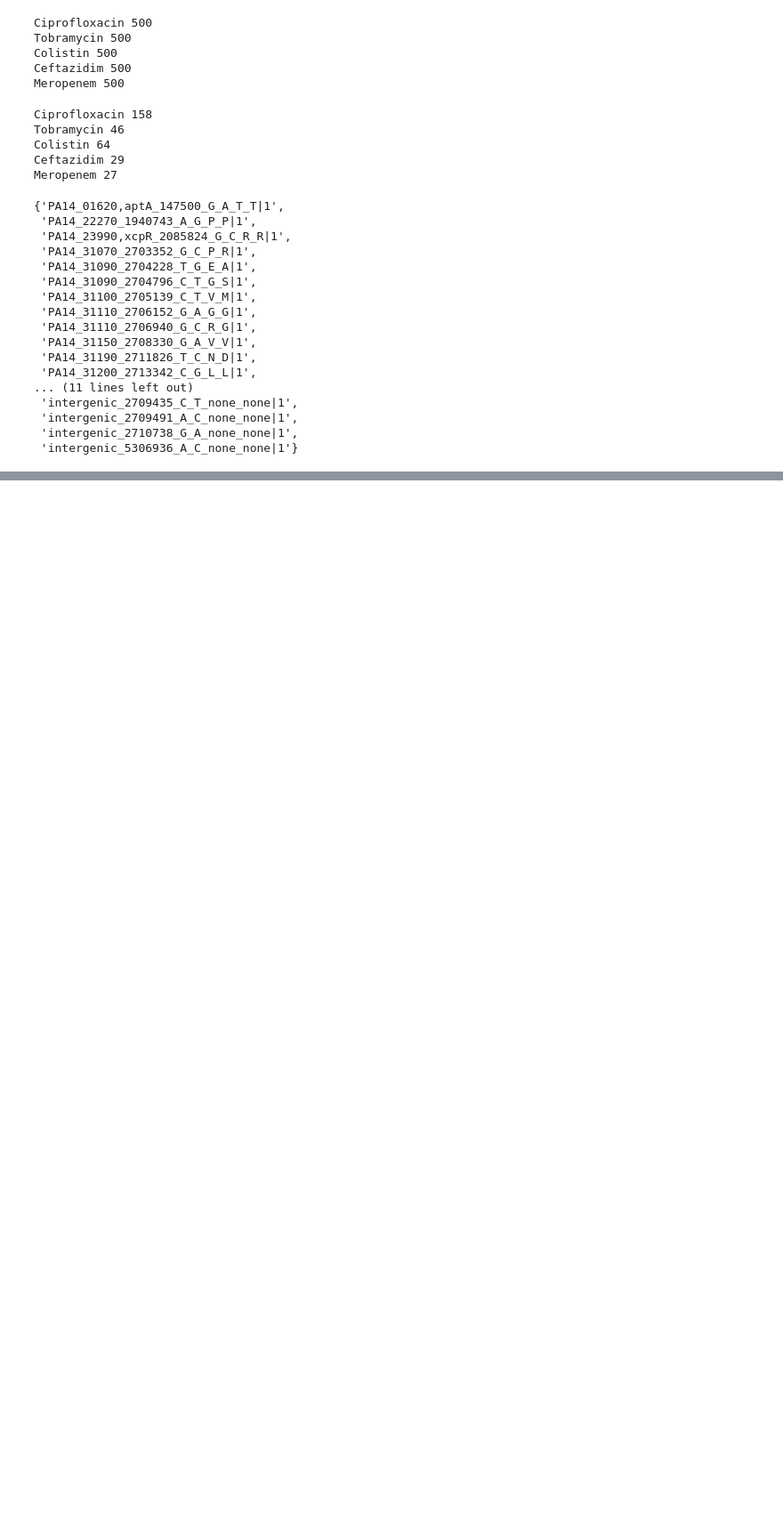
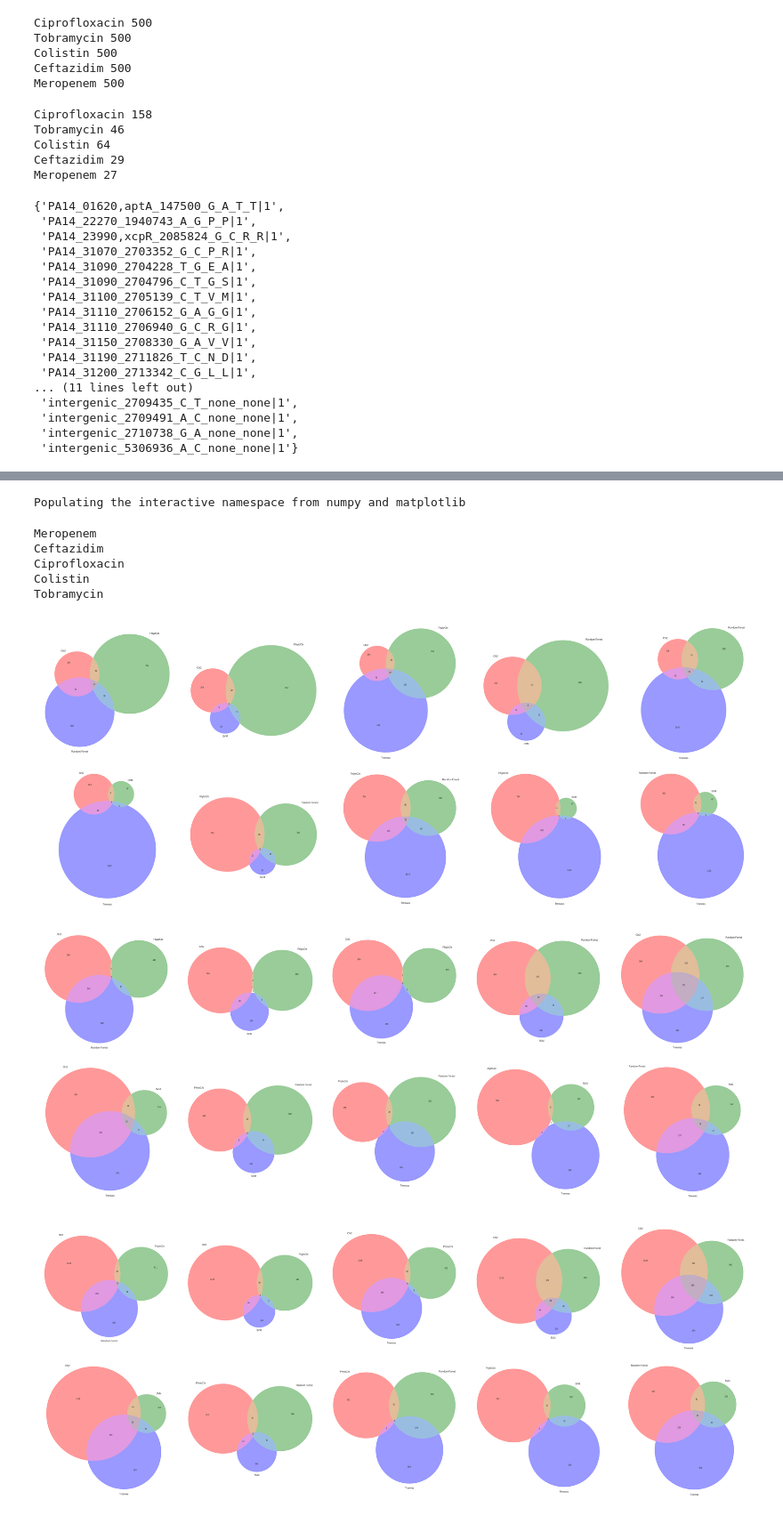
Before and after one commit to ehsanasgari/Geno2Pheno, a Jupyter notebook: notebooks/Feature_intersections.ipynb, the cells around one changed output, grey strips where cells are left out. Shown at 89% size. Cells and saved outputs as stored; diff of their text form; code cells hidden in the pictures; blank space fills up the shorter version.

```diff
--- a/notebooks/Feature_intersections.ipynb
+++ b/notebooks/Feature_intersections.ipynb
@@ -233,0 +251,10 @@ phylochi_features[drug]
+# %%
+def generate_binary(N):
+    return [''.join(list(b)[::-1]) for b in  ['{:0{}b}'.format(i, N) for i in range(2**N)][1::]]
+# %%
+def get_intersection_of_list(list_of_list_features):
+    return list(set.intersection(*map(set, list_of_list_features)))
+# %%
+for x, y in  res.items():
+    print (x)
+    print (len(get_intersection_of_list([feature for method,feature in y.items()])))
@@ -233,0 +272,41 @@ phylochi_features[drug]
+# %%
+import matplotlib
+import matplotlib.pyplot as plt
+%pylab inline
+%matplotlib inline
+
+def methods2venn(res_dict, name):
+    all_methods=list(res_dict.keys())
+    all_methods.sort()
+    figure(figsize=(50,20))
+    threesets=list(itertools.combinations(all_methods,3))
+    final_list=[]
+    for idx,methods in enumerate(threesets):
+        methods=list(methods)
+        methods.sort()
+        binary_sets=generate_binary(len(methods))
+        subsets_sizes=tuple([len(get_intersection_of_list([list(res_dict[methods[idx]].keys())  for idx,x in enumerate(list(setting))  if x=='1' ])) for setting in binary_sets])
+        at_least_intersection=[x for x in binary_sets if x.count('1')>1]
+        final_list+=list(itertools.chain(*[get_intersection_of_list([list(res_dict[methods[idx]].keys())  for idx,x in enumerate(list(setting))  if x=='1' ]) for setting in at_least_intersection]))
+        subplot(2,5,idx+1)
+        v = venn3(subsets=subsets_sizes, set_labels=tuple(methods))
+    plt.tight_layout()
+    plt.savefig(name+'.pdf', dpi=500)
+    return final_list
+# %% [output]
+Populating the interactive namespace from numpy and matplotlib
+# %%
+final_list=dict()
+for x, y in  res.items():
+    new=methods2venn(y, '../../amr_results/features/aggregation/'+x)
+    print (x)
+    final_list[x]=new
+# %% [output]
+Meropenem
+Ceftazidim
+Ciprofloxacin
+Colistin
+Tobramycin
+[figure, added]
+[figure, added]
+[figure, added]
```
Also changed, not shown: parts of 18 cells of this notebook, 1 other file.
